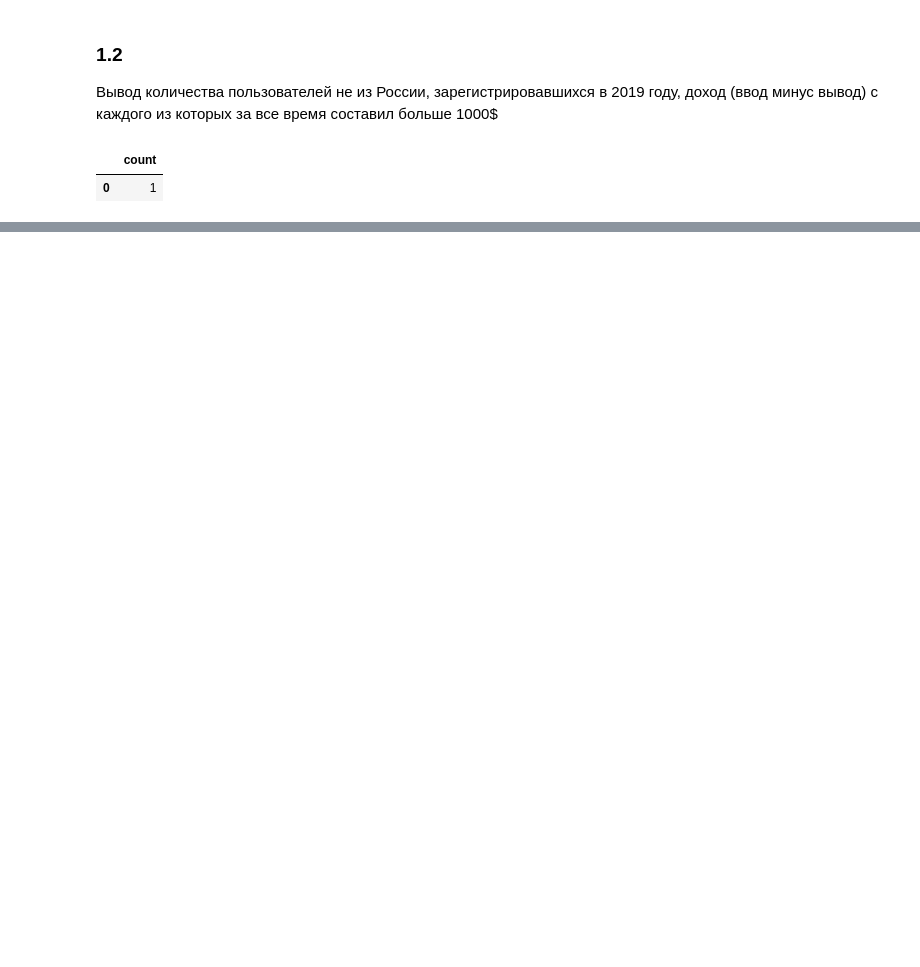
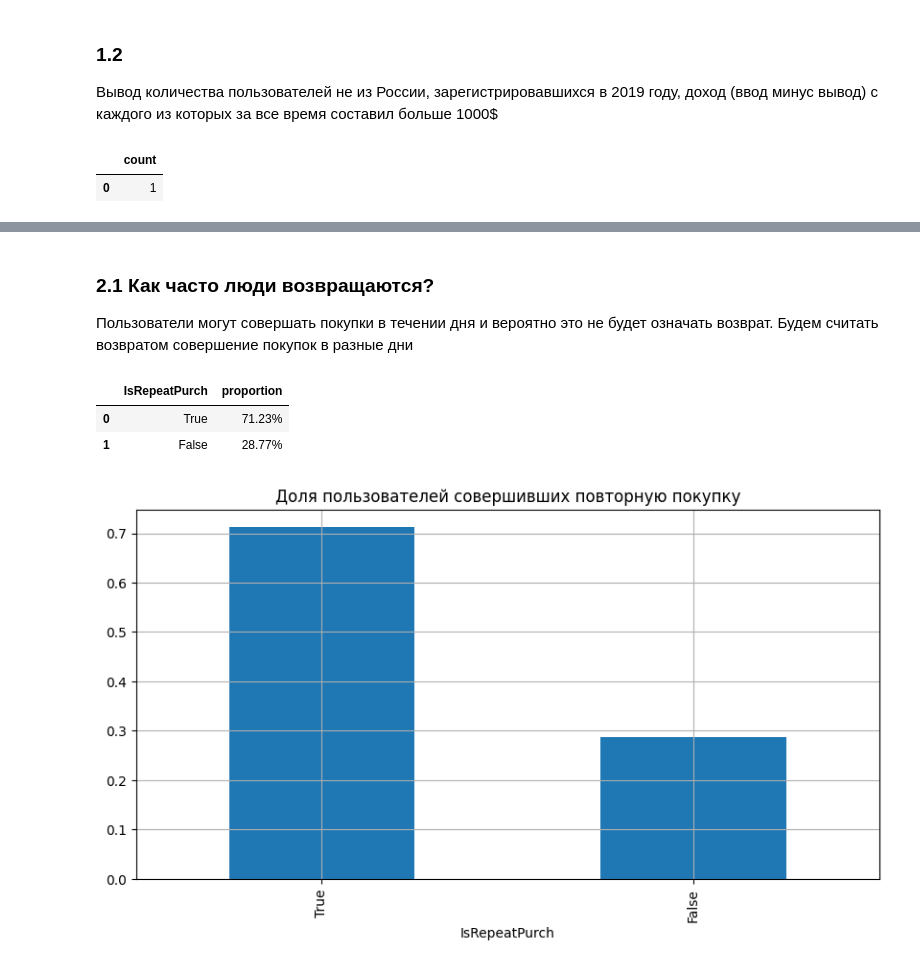
Before and after one commit to pumpumpidu/test_tasks, a Jupyter notebook: karuna/main.ipynb, the cells around one changed output, grey strips where cells are left out. Cells and saved outputs as stored; diff of their text form; code cells hidden in the pictures; blank space fills up the shorter version.

```diff
--- a/karuna/main.ipynb
+++ b/karuna/main.ipynb
@@ -61,0 +176,8 @@ pd.read_sql(query, engine)
+# %%
+# загружаю данные
+df = pd.read_csv('data.csv')
+df['InvoiceTime'] = pd.to_datetime(df['InvoiceDate'])
+df['InvoiceDate'] = (df['InvoiceTime']).dt.date
+df['InvoiceMonth'] = df['InvoiceTime'].dt.to_period('M')
+df.info()
+df.head()
@@ -61,0 +208,13 @@ pd.read_sql(query, engine)
+# %%
+# В таблице присутствуют записи с отрицательным количеством товаров, вероятно это возвраты
+# Так как нет задачи анализировать возвраты, удалим эти записи.
+# Покупки возвращенных товаров оставим, так как пользователь сконвертировался в покупку, а возврат может быть не связан с работой сайта
+print('Доля возвратов -',"{:.1%}".format(len(df.query('Quantity<=0')) / len(df)), '\n')
+df_clean = df.query('Quantity>0')
+
+# В таблице есть записи в которых отсутствует значение "Customer ID".
+# Так как все задания связаны с пользователями, удалим пропуски в колонке "Customer ID"
+print('Доля записей без Customer ID -',"{:.1%}".format(len(df.loc[df['Customer ID'].isna()]) / len(df)), '\n')
+df_clean = df_clean.dropna(subset='Customer ID')
+
+df_clean.info()
@@ -61,0 +239,20 @@ pd.read_sql(query, engine)
+# %% [markdown]
+### 2.1 Как часто люди возвращаются?
+Пользователи могут совершать покупки в течении дня и вероятно это не будет означать возврат. Будем считать возвратом совершение покупок в разные дни
+# %%
+df_order_days = df_clean.groupby('Customer ID', as_index=False)['InvoiceDate'].agg({'CountOrderDays':'nunique'})
+df_order_days.loc[df_order_days['CountOrderDays']>1, 'IsRepeatPurch'] = True
+df_order_days['IsRepeatPurch'] = df_order_days['IsRepeatPurch'].fillna(False)
+
+report = df_order_days['IsRepeatPurch'].value_counts(normalize=True)
+
+plt.figure(figsize=(10,5))
+report.plot(kind='bar')
+plt.grid(True)
+plt.title('Доля пользователей совершивших повторную покупку');
+report.reset_index().style.format({'proportion':'{:.2%}'})
+# %% [output]
+|  | IsRepeatPurch | proportion |
+| 0 | True | 71.23% |
+| 1 | False | 28.77% |
+[figure, added]
```
Also changed, not shown: parts of 24 cells of this notebook.
